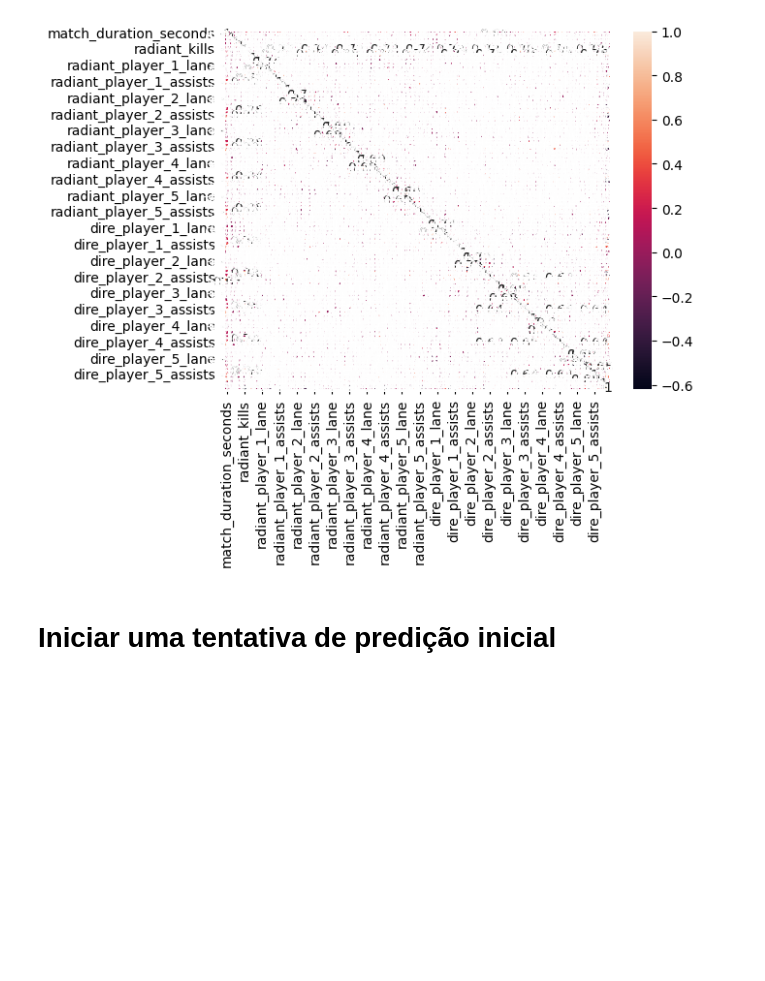
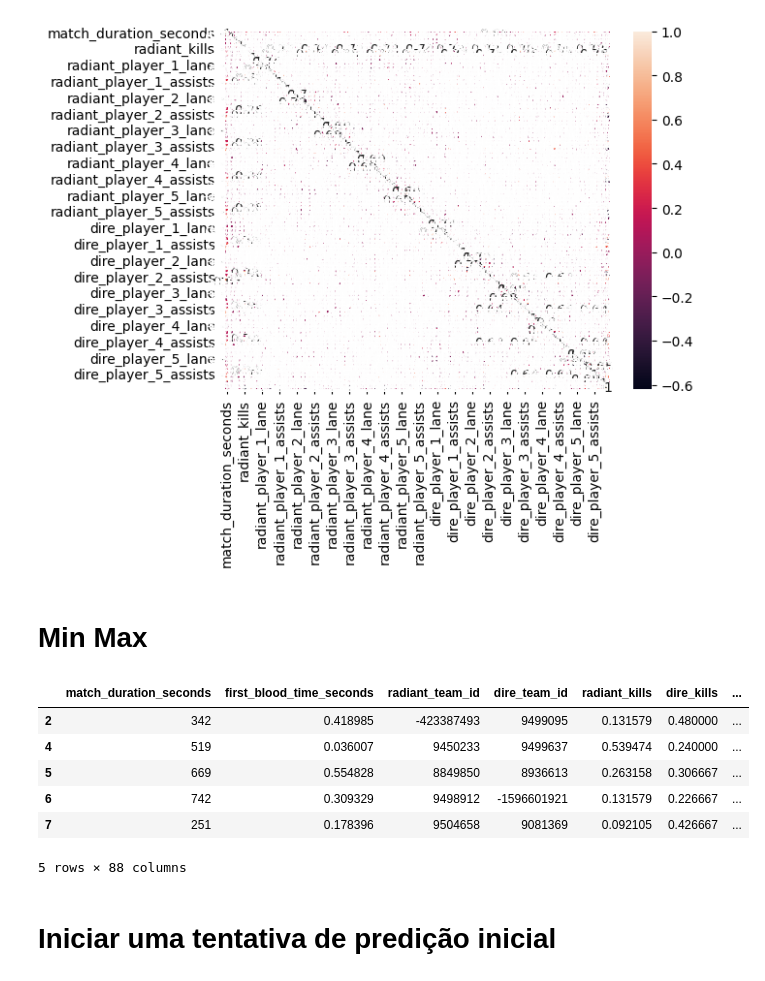
Before and after one commit to ExiledSpirit/dota-match-predict, a Jupyter notebook: dota2_proj/Analise_exploratoria_Dota2.ipynb, the cells around one changed output. Saved outputs shown, nothing was run; the diff lists cells and outputs as text; code cells hidden in the pictures; blank space fills up the shorter version.

```diff
--- a/dota2_proj/Analise_exploratoria_Dota2.ipynb
+++ b/dota2_proj/Analise_exploratoria_Dota2.ipynb
@@ -307,6 +324,24 @@ Highly correlated columns: ['game_version_id']
 [figure]
 # %%
 #sns.pairplot(datasetGt2024_Clean, hue='winner_side')
+# %% [markdown]
+# Min Max
+# %%
+columns_to_minmax = ['radiant_kills', 'dire_kills', 'first_blood_time_seconds', 'radiant_player_1_kills', 'radiant_player_2_kills', 'radiant_player_3_kills', 'radiant_player_4_kills', 'radiant_player_5_kills', 'radiant_player_1_deaths', 'radiant_player_2_deaths', 'radiant_player_3_deaths', 'radiant_player_4_deaths', 'radiant_player_5_deaths', 'dire_player_1_kills', 'dire_player_2_kills', 'dire_player_3_kills', 'dire_player_4_kills', 'dire_player_5_kills', 'dire_player_1_deaths', 'dire_player_2_deaths', 'dire_player_3_deaths', 'dire_player_4_deaths', 'dire_player_5_deaths']
+
+min_params = datasetGt2024_Clean[columns_to_minmax].min()
+max_params = datasetGt2024_Clean[columns_to_minmax].max()
+
+datasetGt2024_Clean[columns_to_minmax] = (datasetGt2024_Clean[columns_to_minmax] - min_params) / (max_params- min_params)
+datasetGt2024_Clean.head()
+# %% [output]
+|  | match_duration_seconds | first_blood_time_seconds | radiant_team_id | dire_team_id | radiant_kills | dire_kills | ... |
+| 2 | 342 | 0.418985 | -423387493 | 9499095 | 0.131579 | 0.480000 | ... |
+| 4 | 519 | 0.036007 | 9450233 | 9499637 | 0.539474 | 0.240000 | ... |
+| 5 | 669 | 0.554828 | 8849850 | 8936613 | 0.263158 | 0.306667 | ... |
+| 6 | 742 | 0.309329 | 9498912 | -1596601921 | 0.131579 | 0.226667 | ... |
+| 7 | 251 | 0.178396 | 9504658 | 9081369 | 0.092105 | 0.426667 | ... |
+5 rows × 88 columns
 # %% [markdown]
 # Iniciar uma tentativa de predição inicial
 # %%
```
Also changed, not shown: parts of 11 cells of this notebook.
